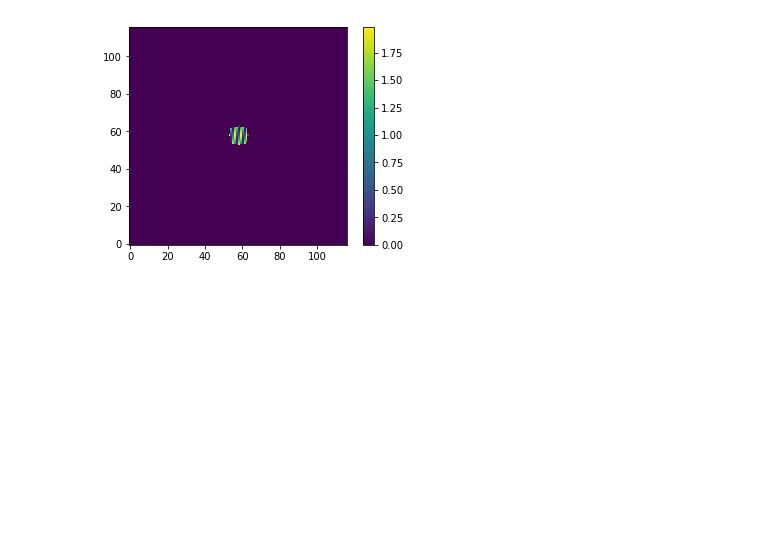
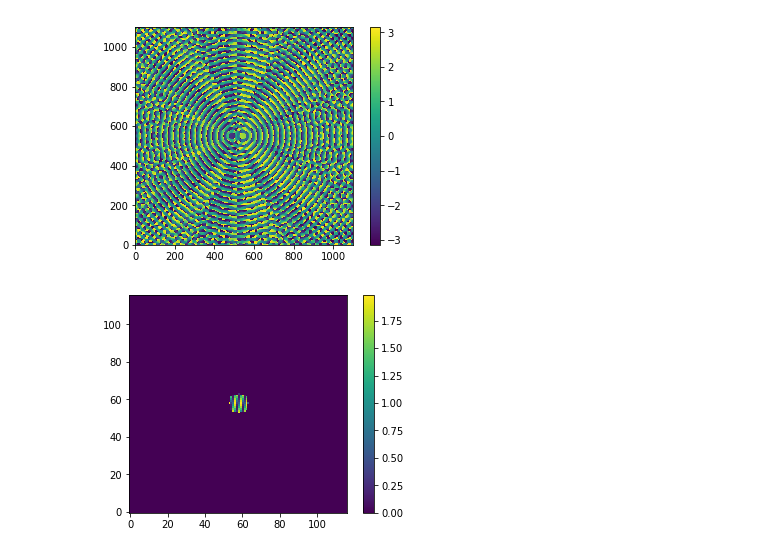
Before and after one commit to mwanakijiji/lbti_fizeau_control, a Jupyter notebook: phasecam_pupil_simulator.ipynb, the cells around one changed output. Saved outputs shown, nothing was run; the diff lists cells and outputs as text; code cells hidden in the pictures; blank space fills up the shorter version.

```diff
--- a/phasecam_pupil_simulator.ipynb
+++ b/phasecam_pupil_simulator.ipynb
@@ -167,3 +208,9 @@ plt.show()
+# %%
+plt.imshow(arg, origin="lower")#, norm=LogNorm(vmin=0.01, vmax=1000))
+plt.colorbar()
+plt.show()
+# %% [output]
+[figure, added]
 # %%
 # write FITS
 
```
Also changed, not shown: parts of 10 cells of this notebook, 3 other files.
